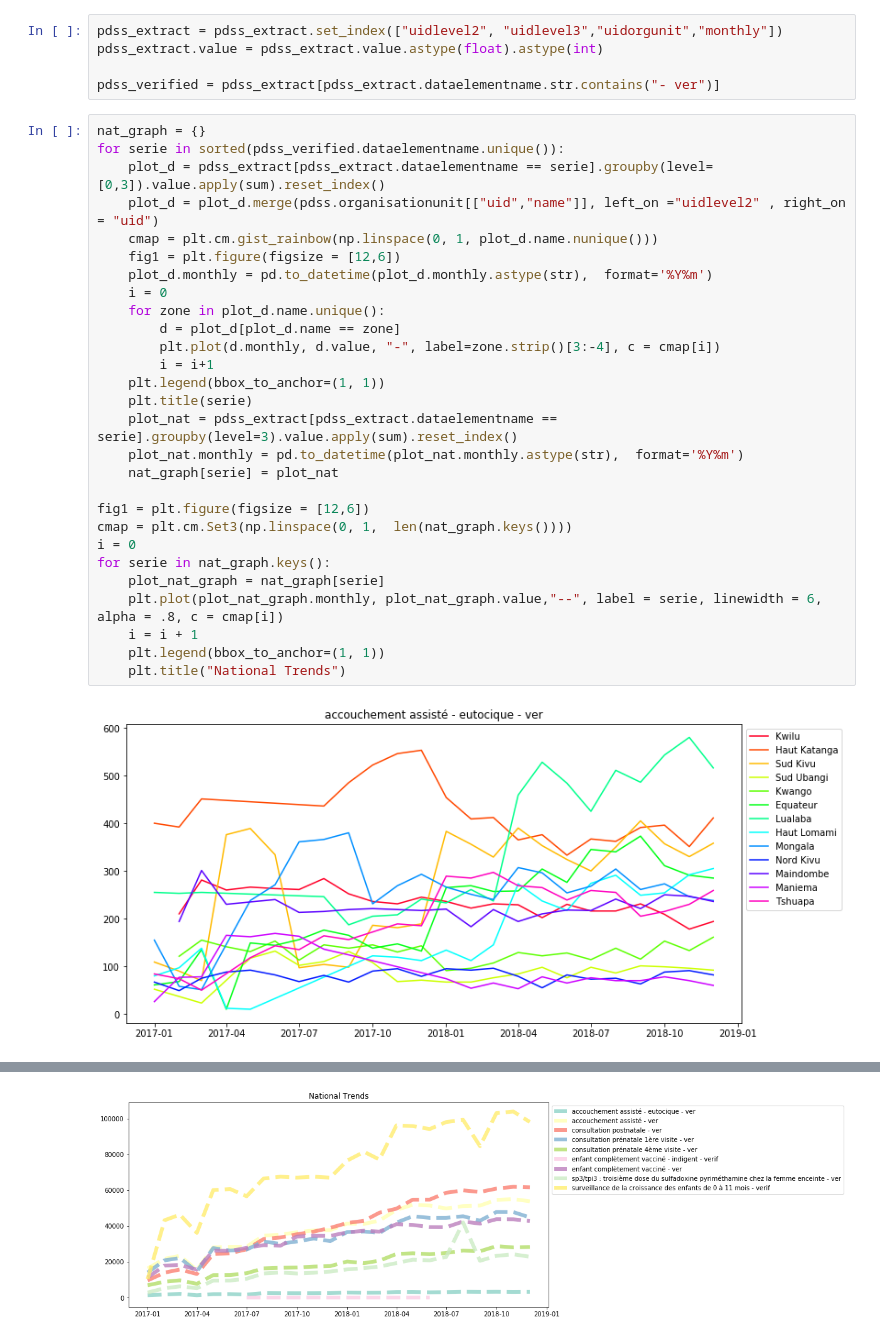
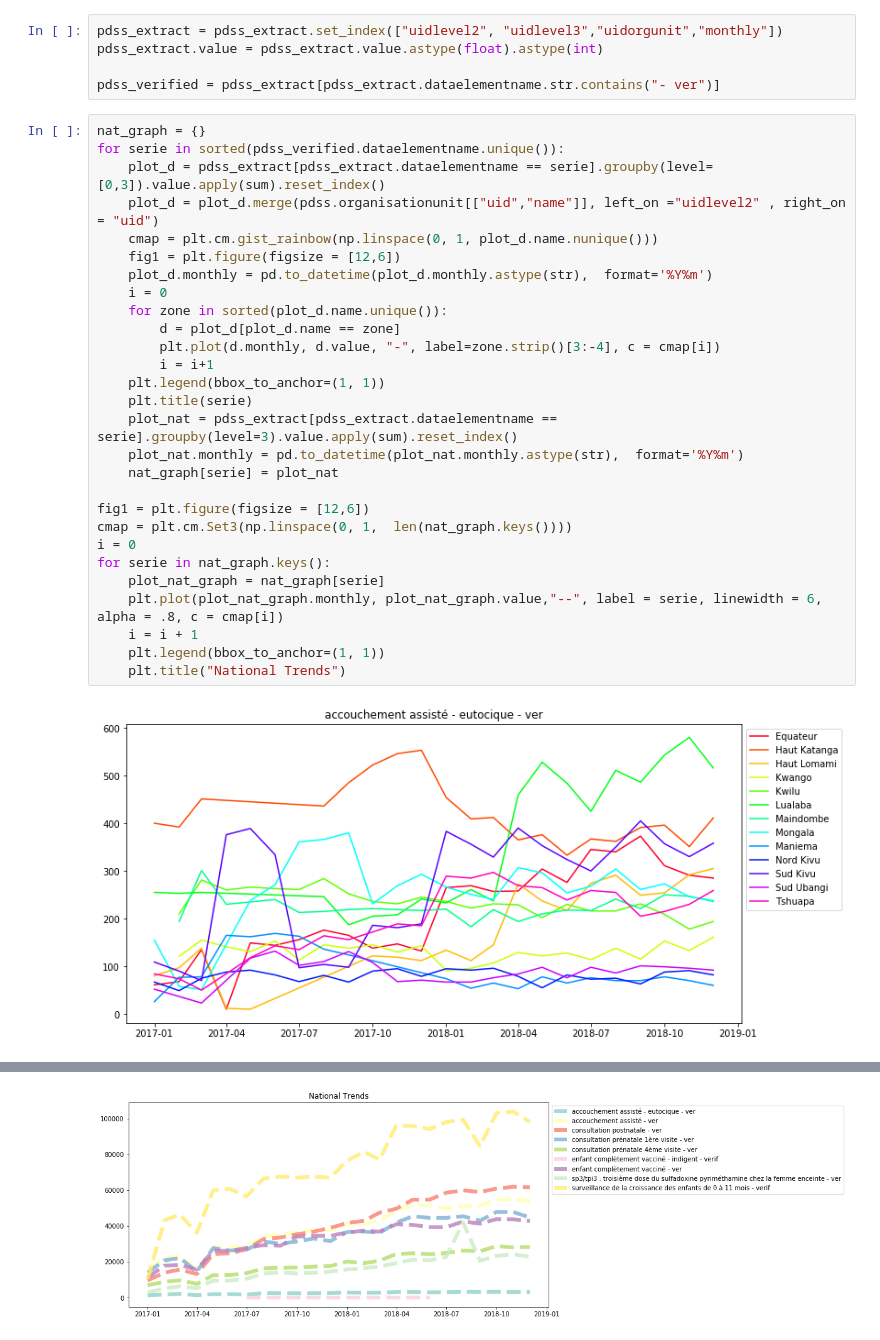
Before and after one commit to BLSQ/gff_data_analysis, a Jupyter notebook: GFF Analysis.ipynb, the cells around one changed output, grey strips where cells are left out. Drawn from its saved outputs; the diff is of its cells as text.

```diff
--- a/GFF Analysis.ipynb
+++ b/GFF Analysis.ipynb
@@ -33,30 +33,30 @@ pdss_verified = pdss_extract[pdss_extract.dataelementname.str.contains("- ver")]
 # %%
 nat_graph = {}
 for serie in sorted(pdss_verified.dataelementname.unique()):
     plot_d = pdss_extract[pdss_extract.dataelementname == serie].groupby(level=[0,3]).value.apply(sum).reset_index()
     plot_d = plot_d.merge(pdss.organisationunit[["uid","name"]], left_on ="uidlevel2" , right_on = "uid")
     cmap = plt.cm.gist_rainbow(np.linspace(0, 1, plot_d.name.nunique()))
     fig1 = plt.figure(figsize = [12,6])
     plot_d.monthly = pd.to_datetime(plot_d.monthly.astype(str),  format='%Y%m')
     i = 0
-    for zone in plot_d.name.unique():
+    for zone in sorted(plot_d.name.unique()):
         d = plot_d[plot_d.name == zone]
         plt.plot(d.monthly, d.value, "-", label=zone.strip()[3:-4], c = cmap[i])
         i = i+1
     plt.legend(bbox_to_anchor=(1, 1))
     plt.title(serie)
     plot_nat = pdss_extract[pdss_extract.dataelementname == serie].groupby(level=3).value.apply(sum).reset_index()
     plot_nat.monthly = pd.to_datetime(plot_nat.monthly.astype(str),  format='%Y%m')
     nat_graph[serie] = plot_nat
 
 fig1 = plt.figure(figsize = [12,6])
 cmap = plt.cm.Set3(np.linspace(0, 1,  len(nat_graph.keys())))
 i = 0
 for serie in nat_graph.keys():
     plot_nat_graph = nat_graph[serie]
     plt.plot(plot_nat_graph.monthly, plot_nat_graph.value,"--", label = serie, linewidth = 6, alpha = .8, c = cmap[i])
     i = i + 1
     plt.legend(bbox_to_anchor=(1, 1))
     plt.title("National Trends")
 # %% [output]
-[figure, old version]
+[figure, new version]
```
Also changed, not shown: parts of 1 cell of this notebook, 1 other file.
